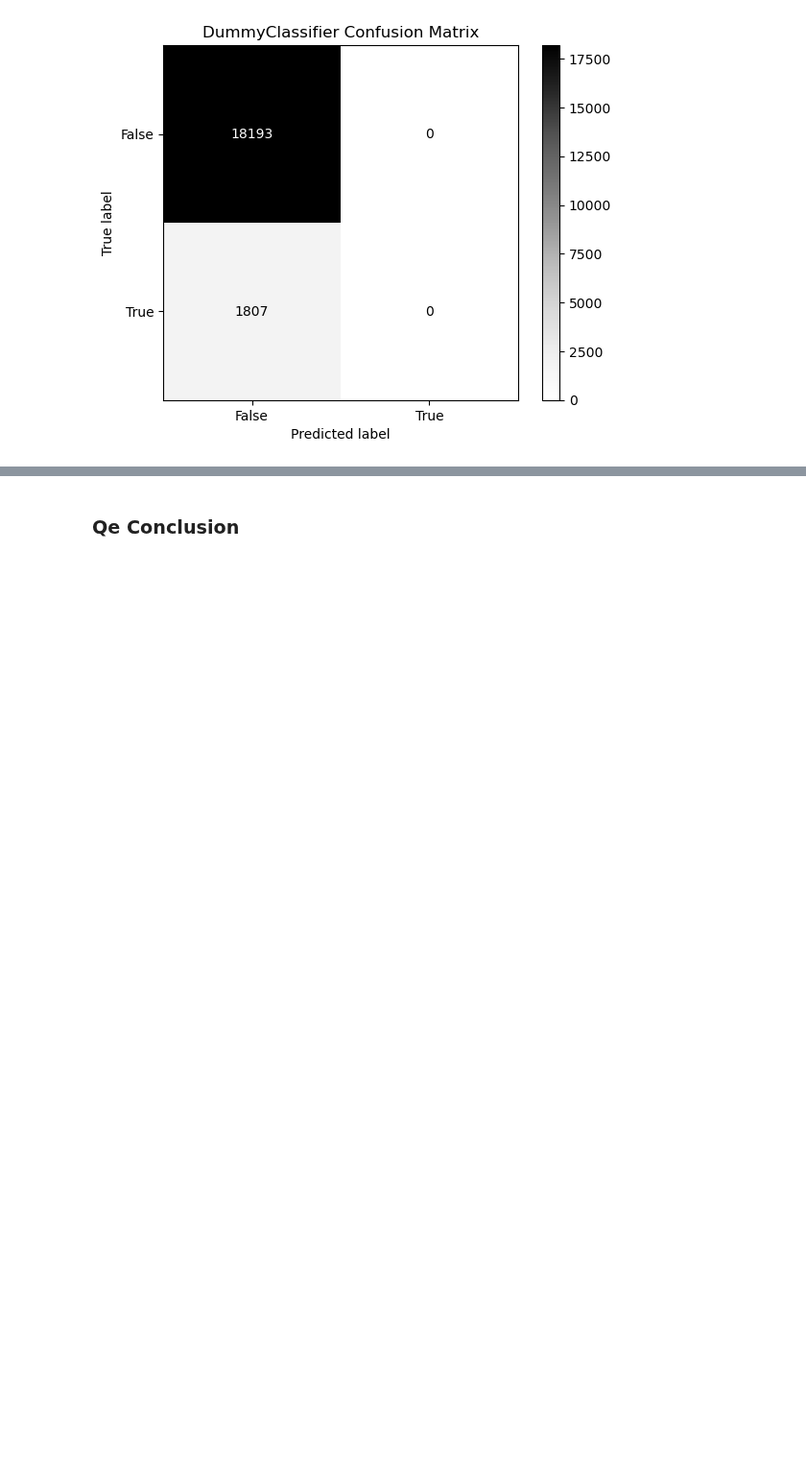
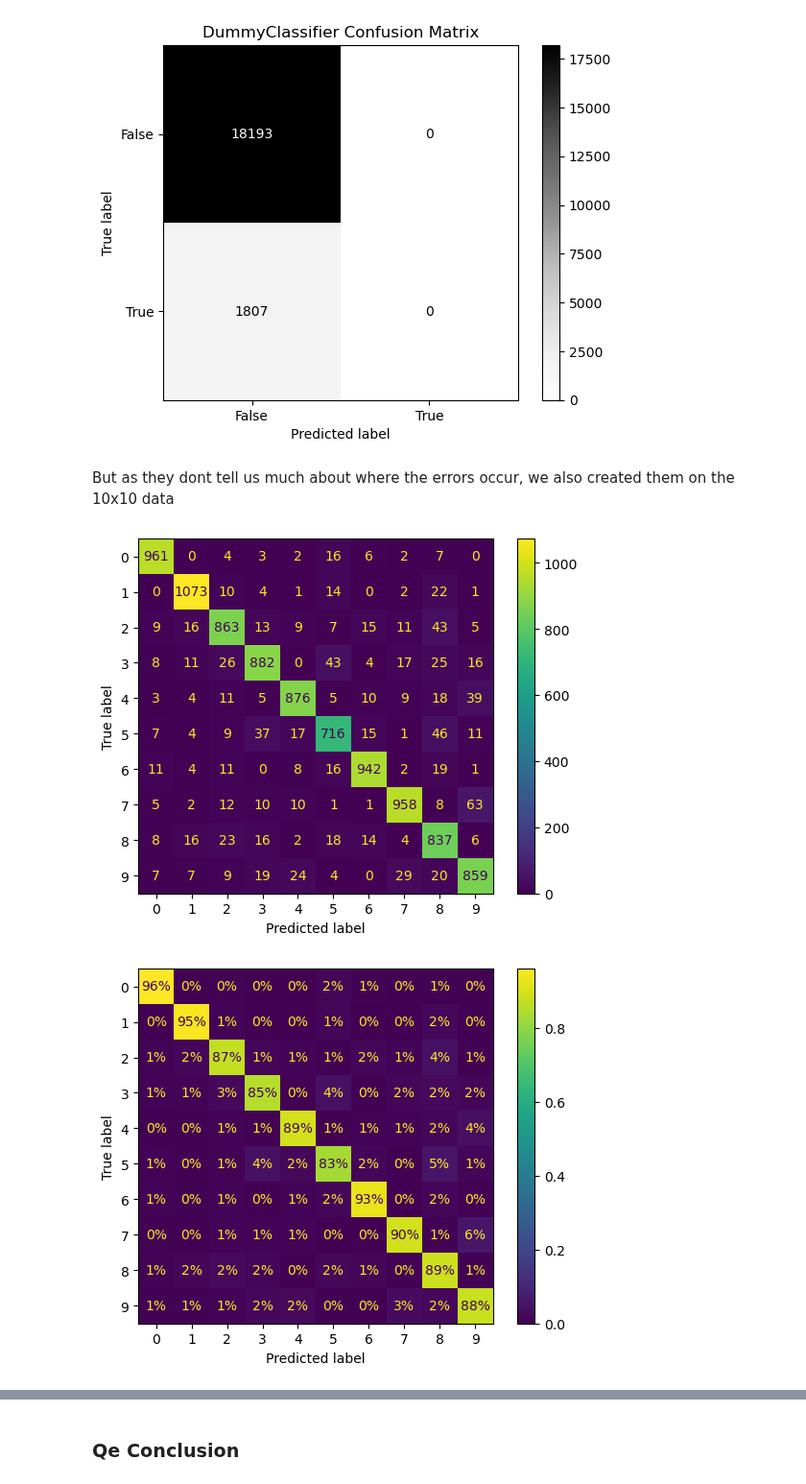
Before and after one commit to Eventid3/mal_grp30, a Jupyter notebook: O1/o1.ipynb, the cells around one changed output, grey strips where cells are left out. Shown at 96% size. Cells and saved outputs as stored; diff of their text form; code cells hidden in the pictures; blank space fills up the shorter version.

```diff
--- a/O1/o1.ipynb
+++ b/O1/o1.ipynb
@@ -832,3 +921,33 @@ plt.show()
 [figure]
 <Figure size 640x480 with 0 Axes>
 [figure]
+# %% [markdown]
+But as they dont tell us much about where the errors occur, we also created them on the 10x10 data
+# %%
+from sklearn.metrics import ConfusionMatrixDisplay
+from sklearn.model_selection import cross_val_predict
+from sklearn.preprocessing import StandardScaler
+
+# had to reduce size due to taking too long to create plots
+
+scaler = StandardScaler()
+
+X_train_small = X_train[:10000]
+y_train_small = y_train[:10000]
+
+X_train_scaled_small = scaler.fit_transform(X_train_small.astype(np.float64))
+
+y_train_pred = cross_val_predict(sgd_clf, X_train_scaled_small, y_train_small, cv=3, n_jobs=4)
+ConfusionMatrixDisplay.from_predictions(y_train_small, y_train_pred)
+plt.show()
+
+ConfusionMatrixDisplay.from_predictions(y_train_small, y_train_pred,
+normalize="true", values_format=".0%")
+plt.show()
+
+sample_weight = (y_train_pred != y_train_small)
+ConfusionMatrixDisplay.from_predictions(y_train_small, y_train_pred, sample_weight=sample_weight, normalize="true", values_format=".0%")
+plt.show()
+# %% [output]
+[figure, added]
+[figure, added]
```
Also changed, not shown: parts of 27 cells of this notebook.
